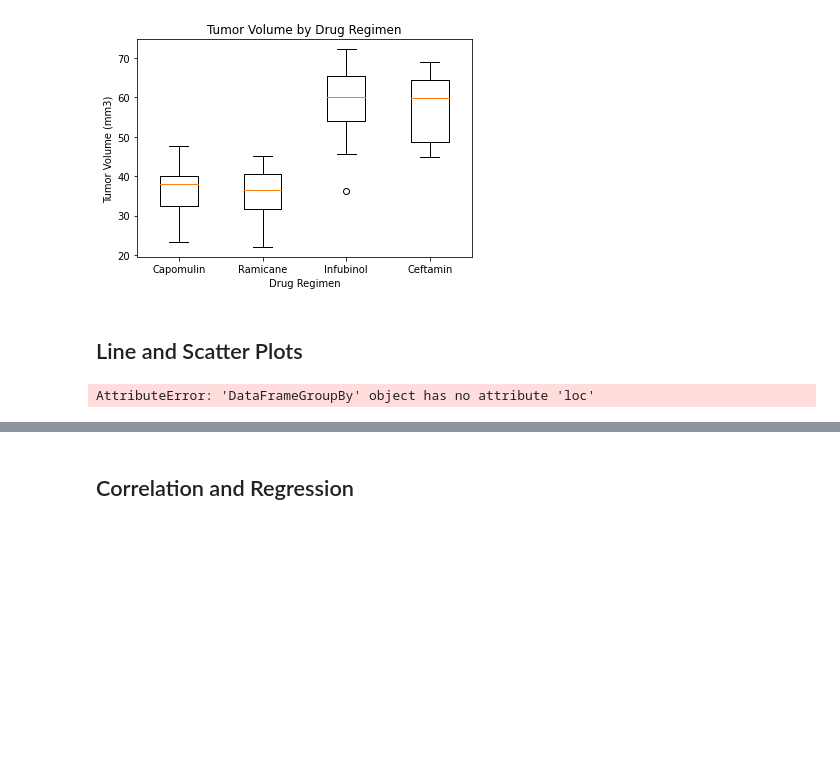
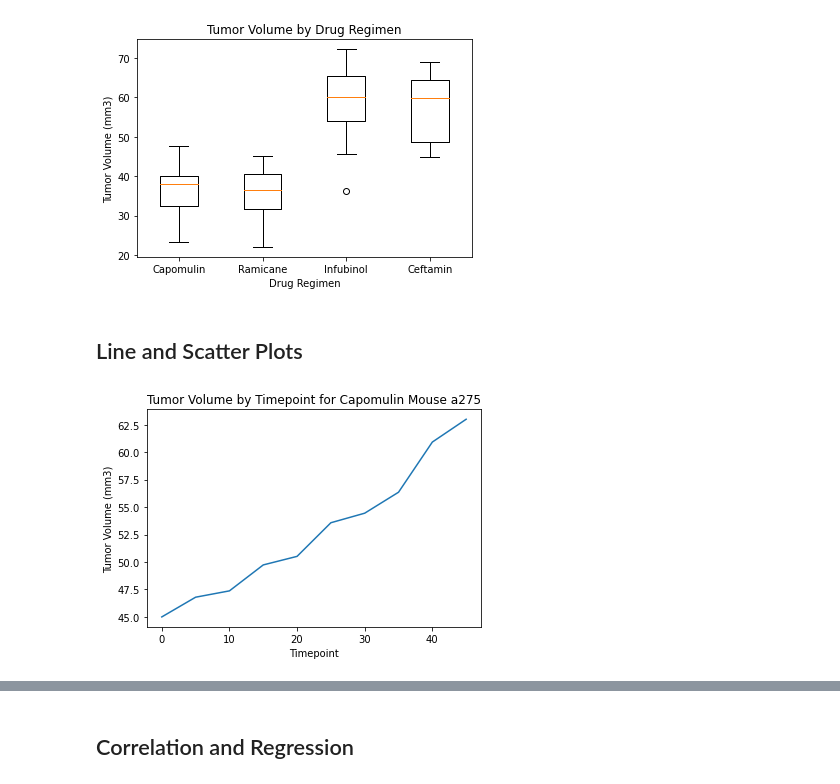
Before and after one commit to JCat3/Matplotlib, a Jupyter notebook: Pymaceuticals/pymaceuticals_starter.ipynb, the cells around one changed output, grey strips where cells are left out. Saved outputs shown, nothing was run; the diff lists cells and outputs as text; code cells hidden in the pictures; blank space fills up the shorter version.

Commit message:
line, scatter and regression graphs completed

```diff
--- a/Pymaceuticals/pymaceuticals_starter.ipynb
+++ b/Pymaceuticals/pymaceuticals_starter.ipynb
@@ -286,13 +299,19 @@ plt.show()
 ## Line and Scatter Plots
 # %%
 # Generate a line plot of tumor volume vs. time point for a mouse treated with Capomulin
-Capomulin_tumor_vol = combined_mouse_results.groupby(["Mouse ID", "Drug Regimen", "Tumor Volume (mm3)", "Timepoint"])
+Capomulin_mouse = combined_mouse_results.loc[combined_mouse_results["Mouse ID"] == "a275"]
 
-Capomulin_mouse = Capomulin_tumor_vol.loc["a275" :]
-#x_axis = np.arange(0,50,0.5)
+Capomulin_time = Capomulin_mouse["Timepoint"]
+Capomulin_volume = Capomulin_mouse["Tumor Volume (mm3)"]
 
-#plt.plot(x_axis, data)
-#Capomulin_tumor_vol.head()
-Capomulin_mouse
+x_axis = np.arange(0,45,0.5)
+
+plt.plot(Capomulin_time, Capomulin_volume)
+
+plt.xlabel("Timepoint")
+plt.ylabel("Tumor Volume (mm3)")
+plt.title("Tumor Volume by Timepoint for Capomulin Mouse a275")
+
+plt.show()
 # %% [output]
-AttributeError: 'DataFrameGroupBy' object has no attribute 'loc'
+[figure, added]
```
Also changed, not shown: parts of 6 cells of this notebook.
